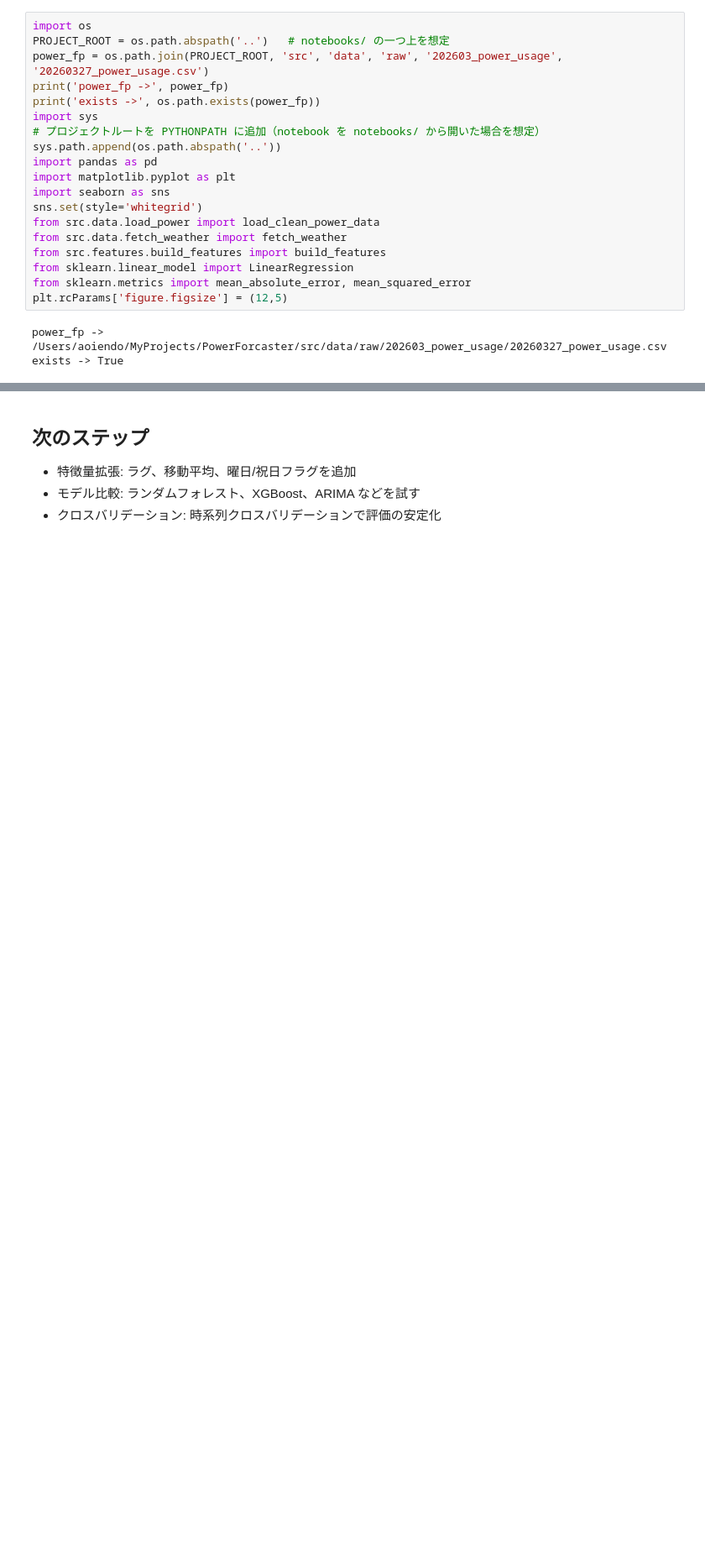
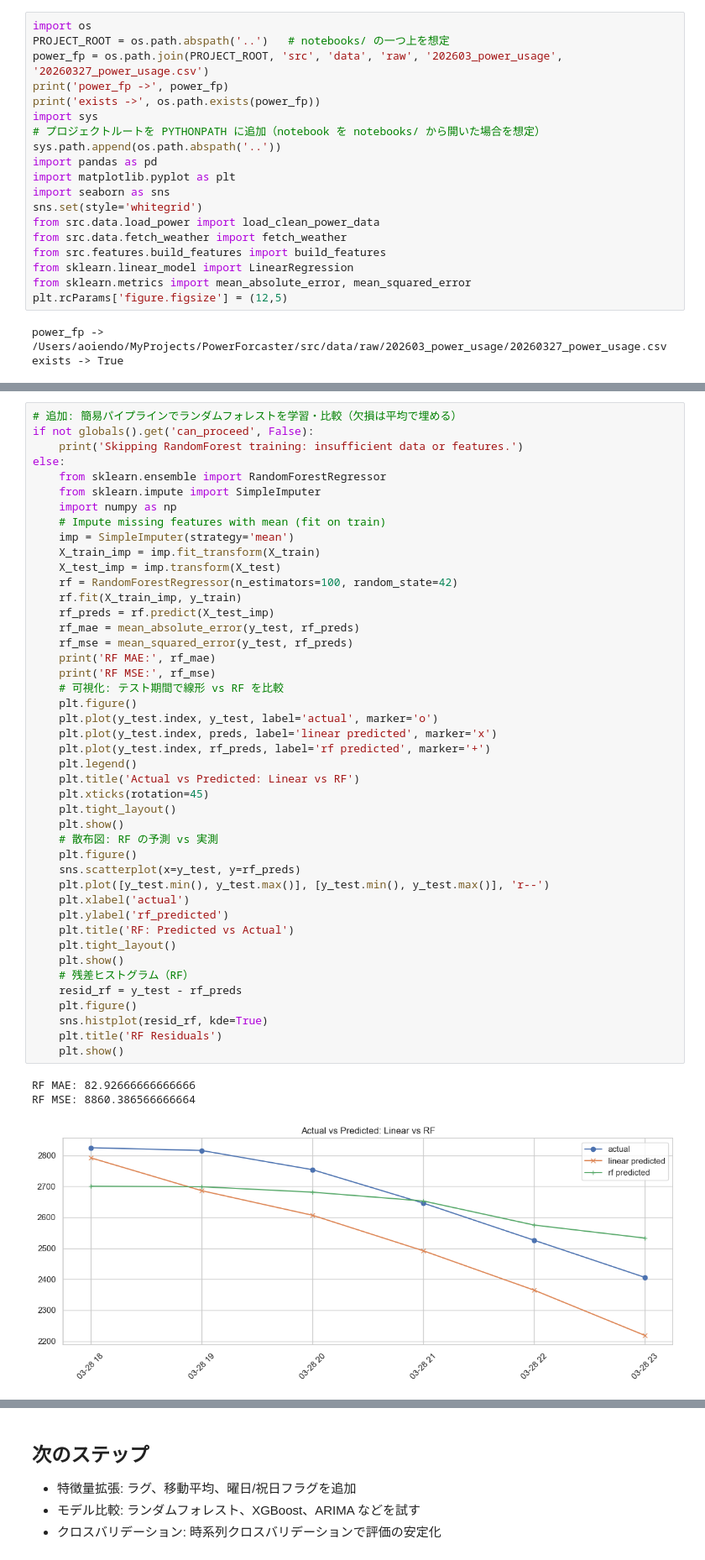
Before and after one commit to AoiEndo/PowerForcaster, a Jupyter notebook: notebooks/baseline_analysis.ipynb, the cells around one changed output, grey strips where cells are left out. Shown at 84% size. Saved outputs shown, nothing was run; the diff lists cells and outputs as text; blank space fills up the shorter version.

```diff
--- a/notebooks/baseline_analysis.ipynb
+++ b/notebooks/baseline_analysis.ipynb
@@ -101,0 +144,48 @@ MSE: 21502.851330315865
+# %%
+# 追加: 簡易パイプラインでランダムフォレストを学習・比較（欠損は平均で埋める）
+if not globals().get('can_proceed', False):
+    print('Skipping RandomForest training: insufficient data or features.')
+else:
+    from sklearn.ensemble import RandomForestRegressor
+    from sklearn.impute import SimpleImputer
+    import numpy as np
+    # Impute missing features with mean (fit on train)
+    imp = SimpleImputer(strategy='mean')
+    X_train_imp = imp.fit_transform(X_train)
+    X_test_imp = imp.transform(X_test)
+    rf = RandomForestRegressor(n_estimators=100, random_state=42)
+    rf.fit(X_train_imp, y_train)
+    rf_preds = rf.predict(X_test_imp)
+    rf_mae = mean_absolute_error(y_test, rf_preds)
+    rf_mse = mean_squared_error(y_test, rf_preds)
+    print('RF MAE:', rf_mae)
+    print('RF MSE:', rf_mse)
+    # 可視化: テスト期間で線形 vs RF を比較
+    plt.figure()
+    plt.plot(y_test.index, y_test, label='actual', marker='o')
+    plt.plot(y_test.index, preds, label='linear predicted', marker='x')
+    plt.plot(y_test.index, rf_preds, label='rf predicted', marker='+')
+    plt.legend()
+    plt.title('Actual vs Predicted: Linear vs RF')
+    plt.xticks(rotation=45)
+    plt.tight_layout()
+    plt.show()
+    # 散布図: RF の予測 vs 実測
+    plt.figure()
+    sns.scatterplot(x=y_test, y=rf_preds)
+    plt.plot([y_test.min(), y_test.max()], [y_test.min(), y_test.max()], 'r--')
+    plt.xlabel('actual')
+    plt.ylabel('rf_predicted')
+    plt.title('RF: Predicted vs Actual')
+    plt.tight_layout()
+    plt.show()
+    # 残差ヒストグラム（RF）
+    resid_rf = y_test - rf_preds
+    plt.figure()
+    sns.histplot(resid_rf, kde=True)
+    plt.title('RF Residuals')
+    plt.show()
+# %% [output]
+RF MAE: 82.92666666666666
+RF MSE: 8860.386566666664
+[figure, added]
```
Also changed, not shown: parts of 7 cells of this notebook, 5 other files.
